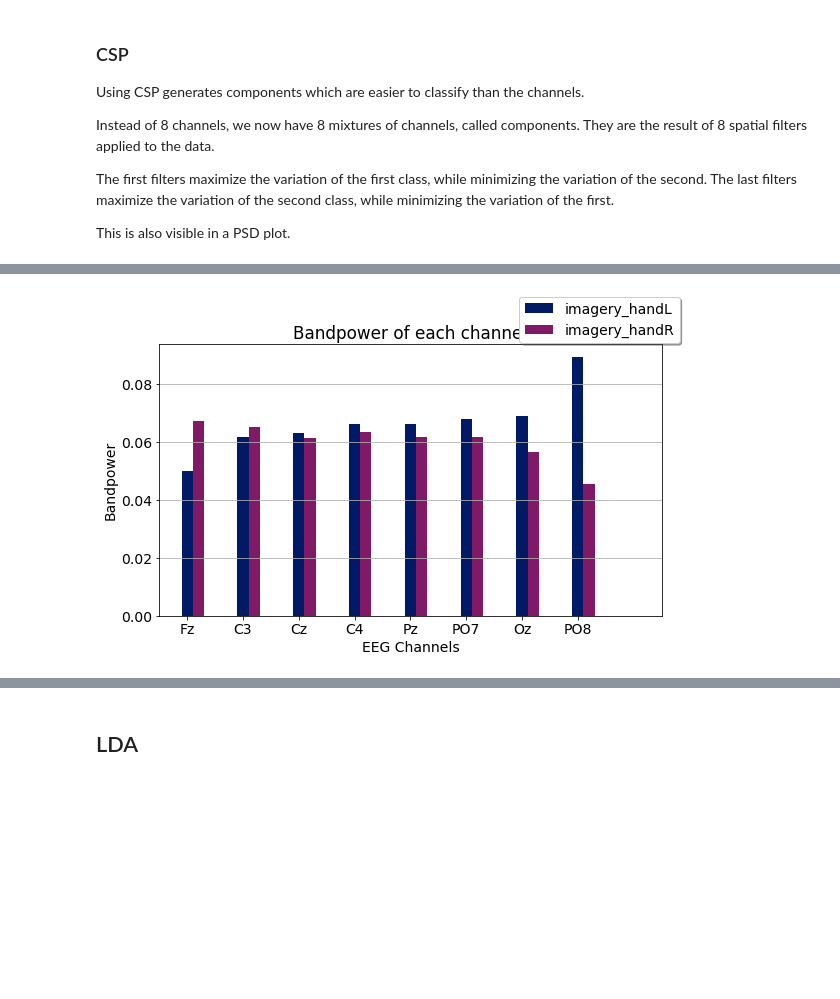
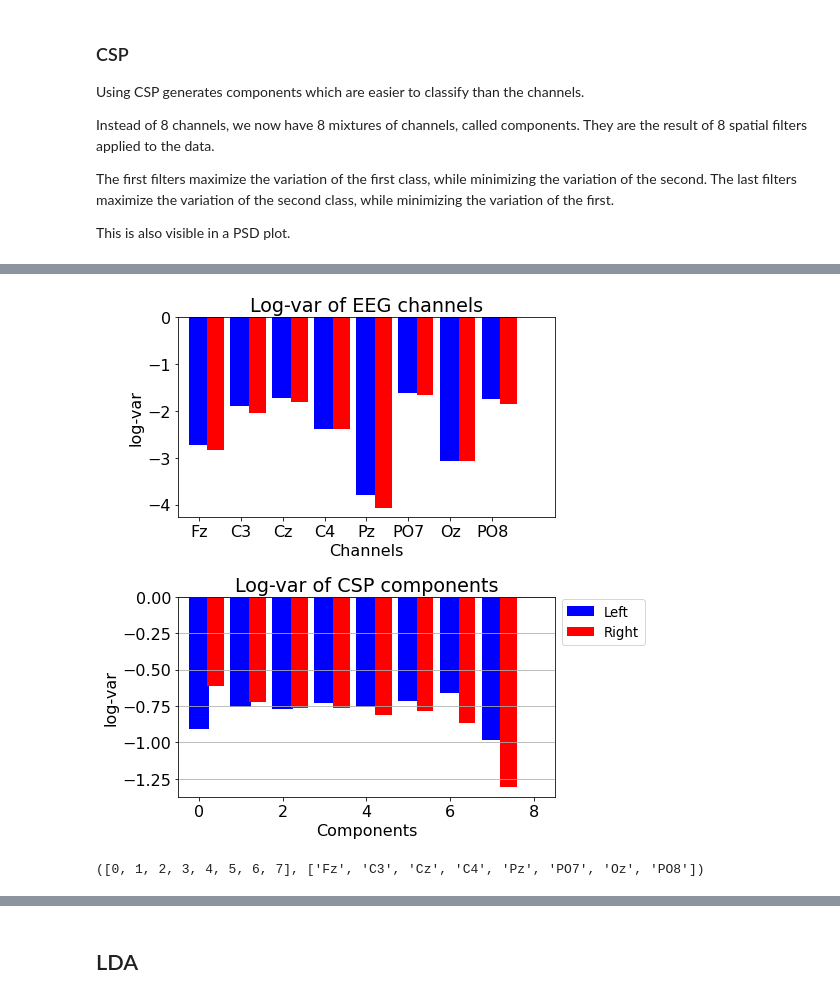
Before and after one commit to Jake-Jay/motor-imagery, a Jupyter notebook: FullPipeline_03_sklearn.ipynb, the cells around one changed output, grey strips where cells are left out. Drawn from its saved outputs; the diff is of its cells as text; code cells hidden in the pictures; blank space fills up the shorter version.

```diff
--- a/FullPipeline_03_sklearn.ipynb
+++ b/FullPipeline_03_sklearn.ipynb
@@ -380,11 +374,64 @@ Shape for class imagery_handR after logvar: (8, 190)
+# %%
+nchannels = trials_csp_logvar[classes[0]].shape[0]
+
+plt.rcParams.update({'font.size': 16})
+
+fig, axs = plt.subplots(2,1, figsize=(8,8))
+
+x0 = np.arange(nchannels)
+x1 = np.arange(nchannels) + 0.4
+y0 = np.mean(trials_logvar[classes[0]], axis=1)
+y1 = np.mean(trials_logvar[classes[1]], axis=1)
+
+
+axs[0].bar(x0, y0, width=0.5, color='b')
+axs[0].bar(x1, y1, width=0.4, color='r')
+
+axs[0].set_xlim(-0.5, nchannels+0.5)
+axs[0].set_ylabel('log-var')
+plt.gca().yaxis.grid(True)
+
+title = 'Log-var of EEG channels'
+axs[0].set_title(title)
+
+axs[0].set_xlabel('Channels')
+axs[0].set_xticks(list(x0))
+axs[0].set_xticklabels(['Fz', 'C3', 'Cz', 'C4', 'Pz', 'PO7', 'Oz', 'PO8'])
+
+x0 = np.arange(nchannels)
+x1 = np.arange(nchannels) + 0.4
+y0 = np.mean(trials_csp_logvar[classes[0]], axis=1)
+y1 = np.mean(trials_csp_logvar[classes[1]], axis=1)
+
+
+axs[1].bar(x0, y0, width=0.5, color='b')
+axs[1].bar(x1, y1, width=0.4, color='r')
+
+axs[1].set_xlim(-0.5, nchannels+0.5)
+
+plt.gca().yaxis.grid(True)
+
+title = 'Log-var of CSP components'
+axs[1].set_title(title)
+axs[1].set_xlabel('Components')
+axs[1].set_ylabel('log-var')
+
+pretty_labels = ['Left', 'Right']
+plt.legend(pretty_labels, bbox_to_anchor=(1, 1.02), fontsize='small')
+plt.tight_layout()
+plt.show()
+# %% [output]
+[figure, added]
+# %%
+list(x0), ['Fz', 'C3', 'Cz', 'C4', 'Pz', 'PO7', 'Oz', 'PO8']
+# %% [output]
+([0, 1, 2, 3, 4, 5, 6, 7], ['Fz', 'C3', 'Cz', 'C4', 'Pz', 'PO7', 'Oz', 'PO8'])
 # %%
-band = [10,12]
-trials_bp = {}
-for cl in classes:
-    freqs, bandpower = analysis.bandpower(trials_csp[cl], fs)
-    trials_bp[cl] = bandpower
+# band = [10,12]
+# trials_bp = {}
+# for cl in classes:
+#     freqs, bandpower = analysis.bandpower(trials_csp[cl], fs)
+#     trials_bp[cl] = bandpower
 
-analysis.plot_bandpower(trials_bp, classes)
+# analysis.plot_bandpower(trials_bp, classes)
-# %% [output]
-[figure, removed]
 # %%
```
Also changed, not shown: parts of 16 cells of this notebook, 3 other files.
